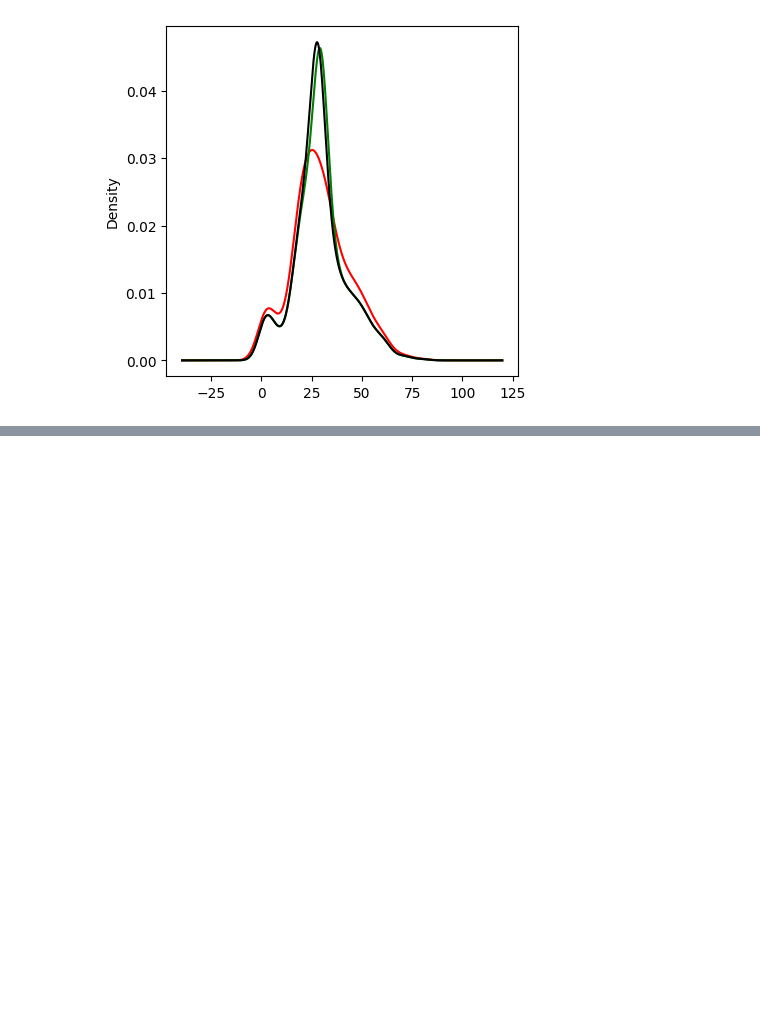
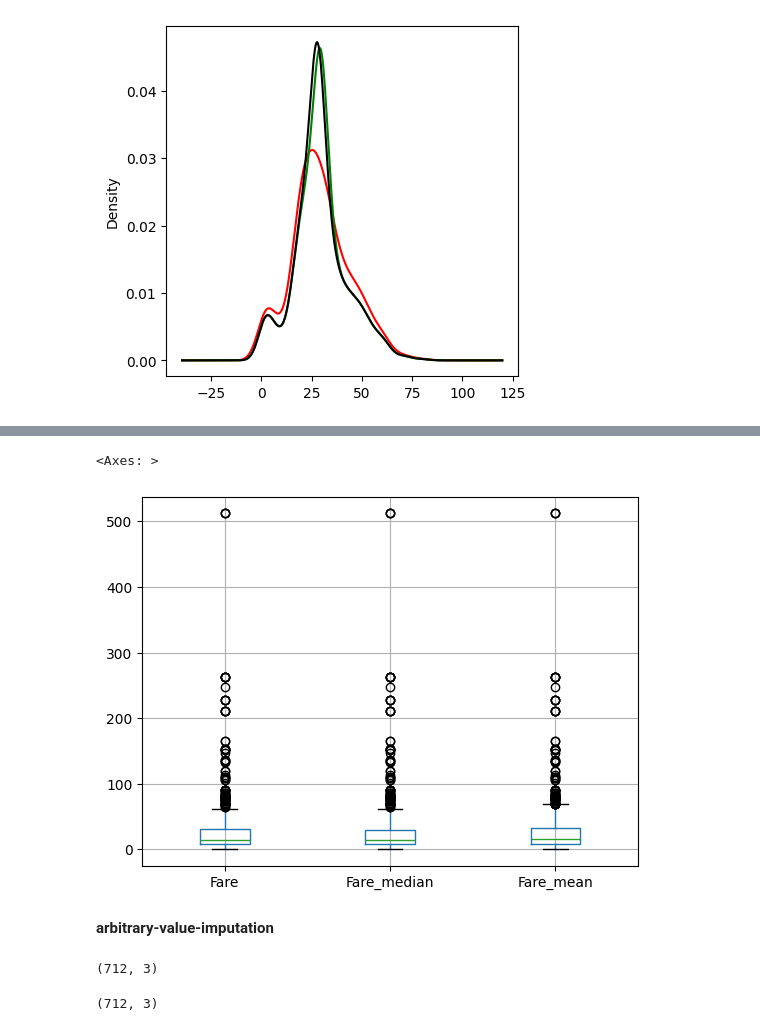
Before and after one commit to ajaykumar080286/feature_engineering, a Jupyter notebook: 23_imputing_numerical_data.ipynb, the cells around one changed output, grey strips where cells are left out. Cells and saved outputs as stored; diff of their text form; code cells hidden in the pictures; blank space fills up the shorter version.

```diff
--- a/23_imputing_numerical_data.ipynb
+++ b/23_imputing_numerical_data.ipynb
@@ -103,0 +115,7 @@ df1
+# %%
+X_train[['Fare', 'Fare_median', 'Fare_mean']].boxplot()
+# %% [output]
+<Axes: >
+[figure, added]
+# %% [markdown]
+**arbitrary-value-imputation**
@@ -103,0 +132,8 @@ df1
+# %%
+X_train.shape
+# %% [output]
+(712, 3)
+# %%
+X_trans_trf22.shape
+# %% [output]
+(712, 3)
```
Also changed, not shown: parts of 12 cells of this notebook.
